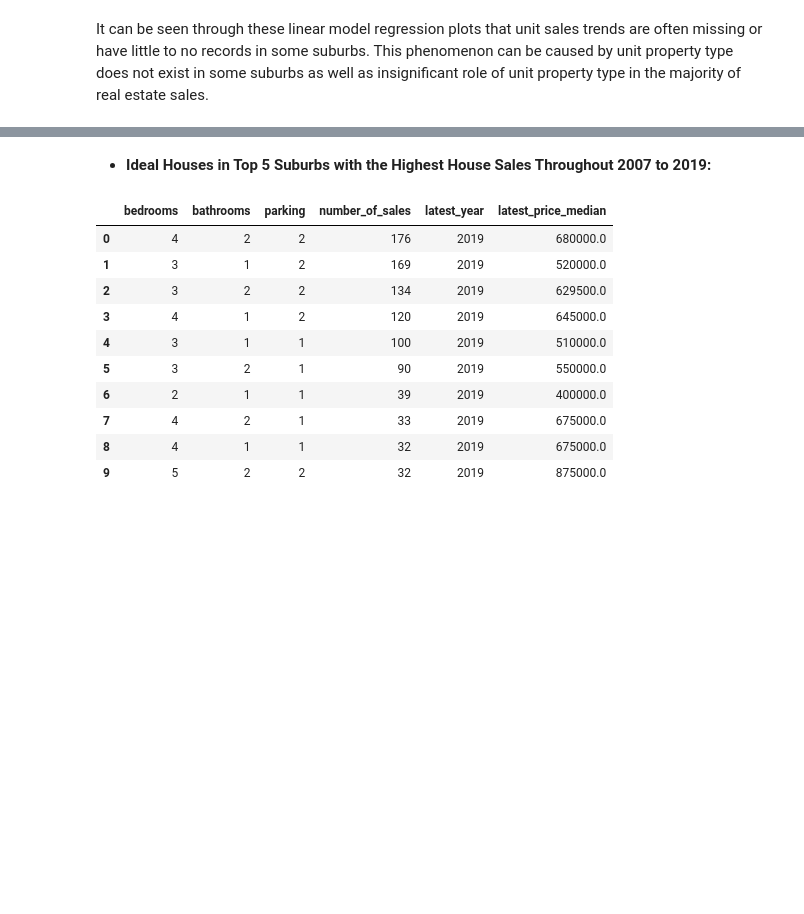
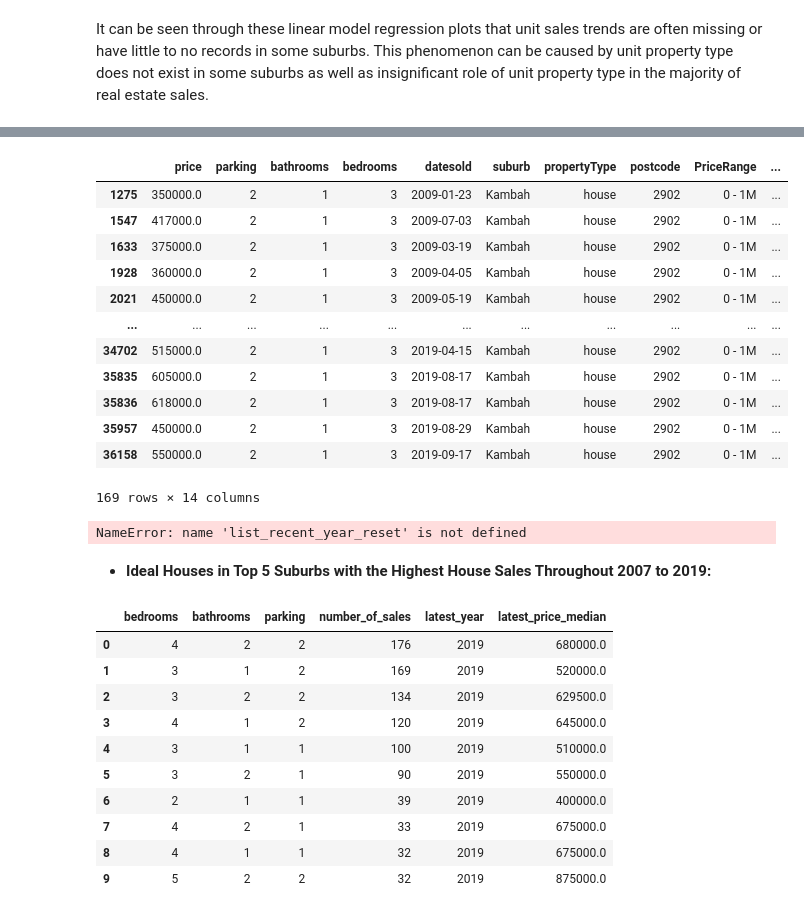
Before and after one commit to bolaubi/Canberra-RealEstateSales-20072019, a Jupyter notebook: data_clean_viz_benedictlaiman.ipynb, the cells around one changed output, grey strips where cells are left out. Saved outputs shown, nothing was run; the diff lists cells and outputs as text; code cells hidden in the pictures; blank space fills up the shorter version.

```diff
--- a/data_clean_viz_benedictlaiman.ipynb
+++ b/data_clean_viz_benedictlaiman.ipynb
@@ -1323,2 +1323,7 @@ plt.show()
 # %% [markdown]
 It can be seen through these linear model regression plots that unit sales trends are often missing or have little to no records in some suburbs. This phenomenon can be caused by unit property type does not exist in some suburbs as well as insignificant role of unit property type in the majority of real estate sales.
+# %%
+ideal_house_df = df.groupby(['suburb','propertyType','bedrooms','bathrooms', 'parking'])[['price']].count()
+ideal_house_df.rename(columns={'price': 'number_of_sales'}, inplace=True)
+df_largest_reset = ideal_house_df.loc['Kambah', 'house'].nlargest(10,'number_of_sales').reset_index()
+df_largest_reset
@@ -1325,3 +1387,36 @@ It can be seen through these linear model regression plots that unit sales trend
+# %%
+df[
+        (df['suburb']=='Kambah') &
+        (df['propertyType']=='house') &
+        (df['bedrooms']==df_largest_reset.loc[1, 'bedrooms']) &
+        (df['bathrooms']==df_largest_reset.loc[1, 'bathrooms']) &
+        (df['parking']==df_largest_reset.loc[1, 'parking'])
+    ]['yearsold'].iloc[-1]
+# %% [output]
+|  | price | parking | bathrooms | bedrooms | datesold | suburb | propertyType | postcode | PriceRange | ... |
+| 1275 | 350000.0 | 2 | 1 | 3 | 2009-01-23 | Kambah | house | 2902 | 0 - 1M | ... |
+| 1547 | 417000.0 | 2 | 1 | 3 | 2009-07-03 | Kambah | house | 2902 | 0 - 1M | ... |
+| 1633 | 375000.0 | 2 | 1 | 3 | 2009-03-19 | Kambah | house | 2902 | 0 - 1M | ... |
+| 1928 | 360000.0 | 2 | 1 | 3 | 2009-04-05 | Kambah | house | 2902 | 0 - 1M | ... |
+| 2021 | 450000.0 | 2 | 1 | 3 | 2009-05-19 | Kambah | house | 2902 | 0 - 1M | ... |
+| ... | ... | ... | ... | ... | ... | ... | ... | ... | ... | ... |
+| 34702 | 515000.0 | 2 | 1 | 3 | 2019-04-15 | Kambah | house | 2902 | 0 - 1M | ... |
+| 35835 | 605000.0 | 2 | 1 | 3 | 2019-08-17 | Kambah | house | 2902 | 0 - 1M | ... |
+| 35836 | 618000.0 | 2 | 1 | 3 | 2019-08-17 | Kambah | house | 2902 | 0 - 1M | ... |
+| 35957 | 450000.0 | 2 | 1 | 3 | 2019-08-29 | Kambah | house | 2902 | 0 - 1M | ... |
+| 36158 | 550000.0 | 2 | 1 | 3 | 2019-09-17 | Kambah | house | 2902 | 0 - 1M | ... |
+169 rows × 14 columns
+# %%
+df[
+        (df['suburb']=='Kambah') &
+        (df['propertyType']=='house') &
+        (df['yearsold']==list_recent_year_reset[0]) &
+        (df['bedrooms']==df_largest_reset.loc[0, 'bedrooms']) &
+        (df['bathrooms']==df_largest_reset.loc[0, 'bathrooms']) &
+        (df['parking']==df_largest_reset.loc[0, 'parking'])
+    ]['price']
+# %% [output]
+NameError: name 'list_recent_year_reset' is not defined
 # %%
 # Creating a function to show top houses/ units from each suburb grouped by the type of the property and number of bedrooms, bathrooms, and parking lots.
 
```
Also changed, not shown: parts of 17 cells of this notebook, 1 other file.
